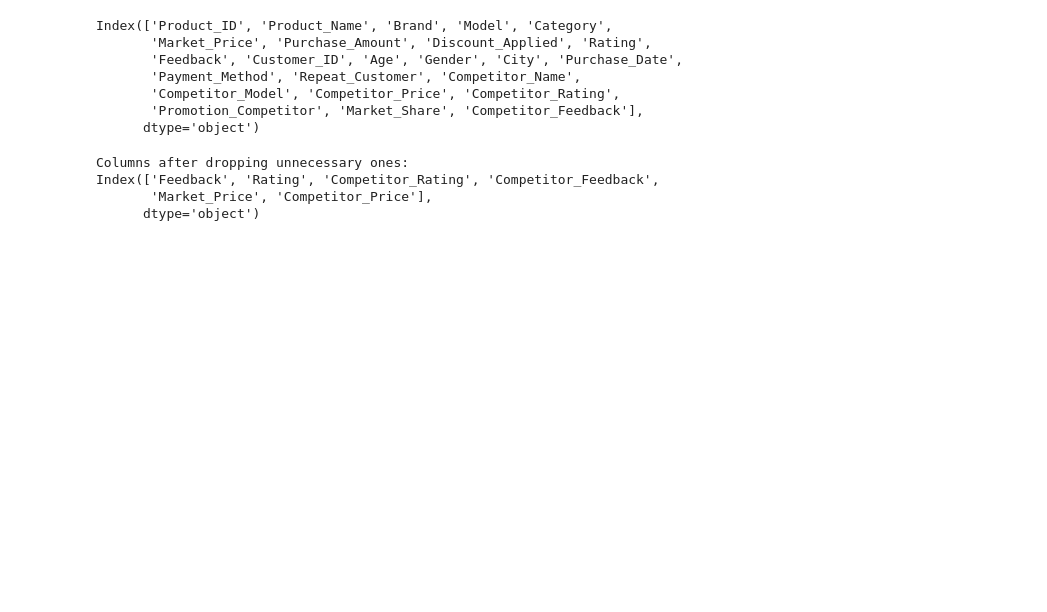
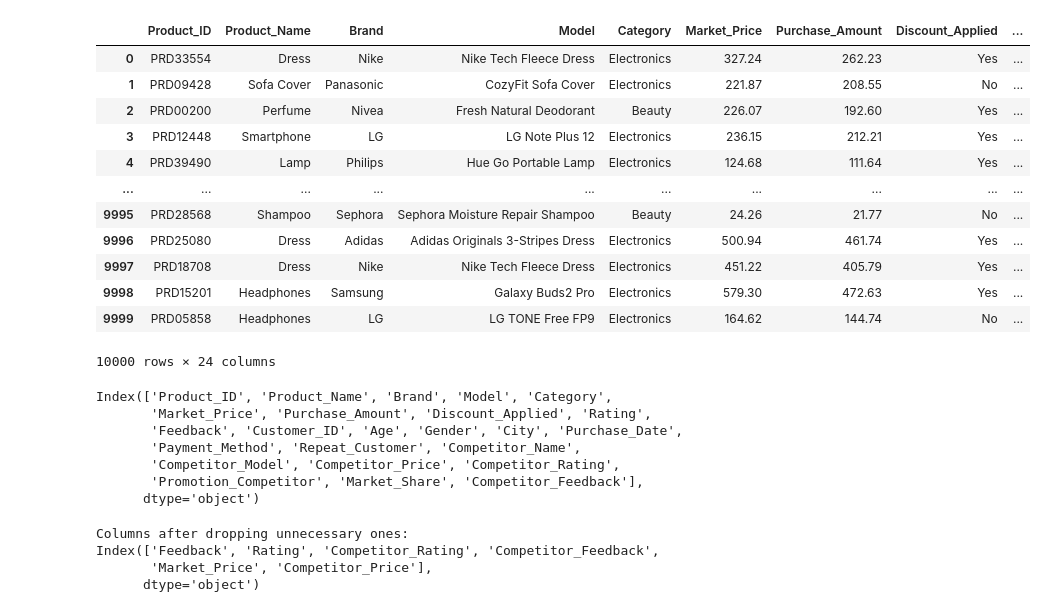
Before and after one commit to vibhukalpitha/Product-Launch-Planner, a Jupyter notebook: Vibhu/Competitor_tracking.ipynb, the cells around one changed output. Drawn from its saved outputs; the diff is of its cells as text; code cells hidden in the pictures; blank space fills up the shorter version.

```diff
--- a/Vibhu/Competitor_tracking.ipynb
+++ b/Vibhu/Competitor_tracking.ipynb
@@ -1,7 +1,22 @@
 # %%
 import pandas as pd
 
 df = pd.read_csv(r"C:\Users\Vibhu\Downloads\original.csv")
+df
+# %% [output]
+|  | Product_ID | Product_Name | Brand | Model | Category | Market_Price | Purchase_Amount | Discount_Applied | ... |
+| 0 | PRD33554 | Dress | Nike | Nike Tech Fleece Dress | Electronics | 327.24 | 262.23 | Yes | ... |
+| 1 | PRD09428 | Sofa Cover | Panasonic | CozyFit Sofa Cover | Electronics | 221.87 | 208.55 | No | ... |
+| 2 | PRD00200 | Perfume | Nivea | Fresh Natural Deodorant | Beauty | 226.07 | 192.60 | Yes | ... |
+| 3 | PRD12448 | Smartphone | LG | LG Note Plus 12 | Electronics | 236.15 | 212.21 | Yes | ... |
+| 4 | PRD39490 | Lamp | Philips | Hue Go Portable Lamp | Electronics | 124.68 | 111.64 | Yes | ... |
+| ... | ... | ... | ... | ... | ... | ... | ... | ... | ... |
+| 9995 | PRD28568 | Shampoo | Sephora | Sephora Moisture Repair Shampoo | Beauty | 24.26 | 21.77 | No | ... |
+| 9996 | PRD25080 | Dress | Adidas | Adidas Originals 3-Stripes Dress | Electronics | 500.94 | 461.74 | Yes | ... |
+| 9997 | PRD18708 | Dress | Nike | Nike Tech Fleece Dress | Electronics | 451.22 | 405.79 | Yes | ... |
+| 9998 | PRD15201 | Headphones | Samsung | Galaxy Buds2 Pro | Electronics | 579.30 | 472.63 | Yes | ... |
+| 9999 | PRD05858 | Headphones | LG | LG TONE Free FP9 | Electronics | 164.62 | 144.74 | No | ... |
+10000 rows × 24 columns
 # %%
 df.columns
 # %% [output]
```
Also changed, not shown: parts of 6 cells of this notebook, 1 other file.
